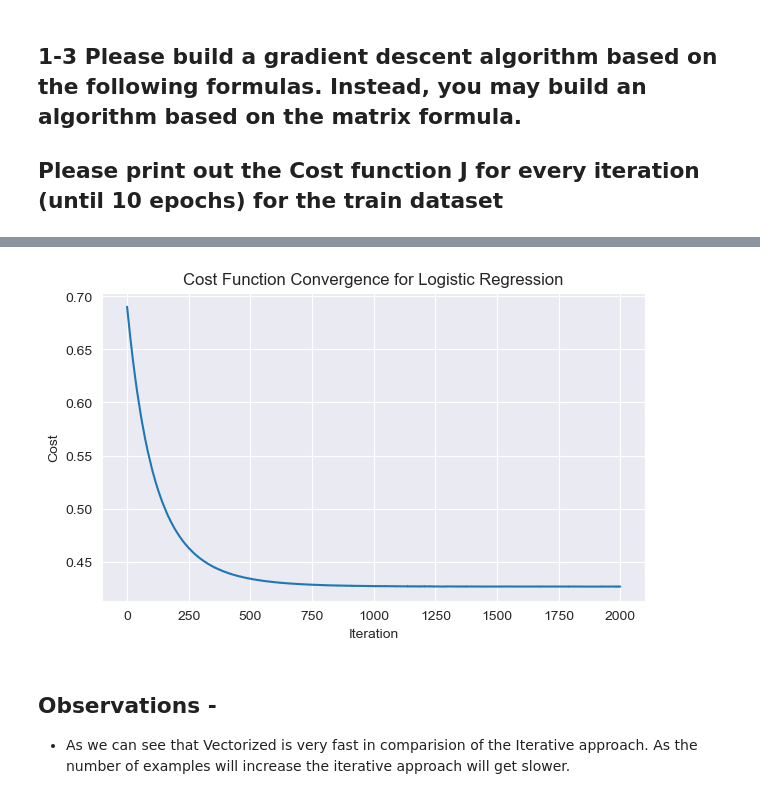
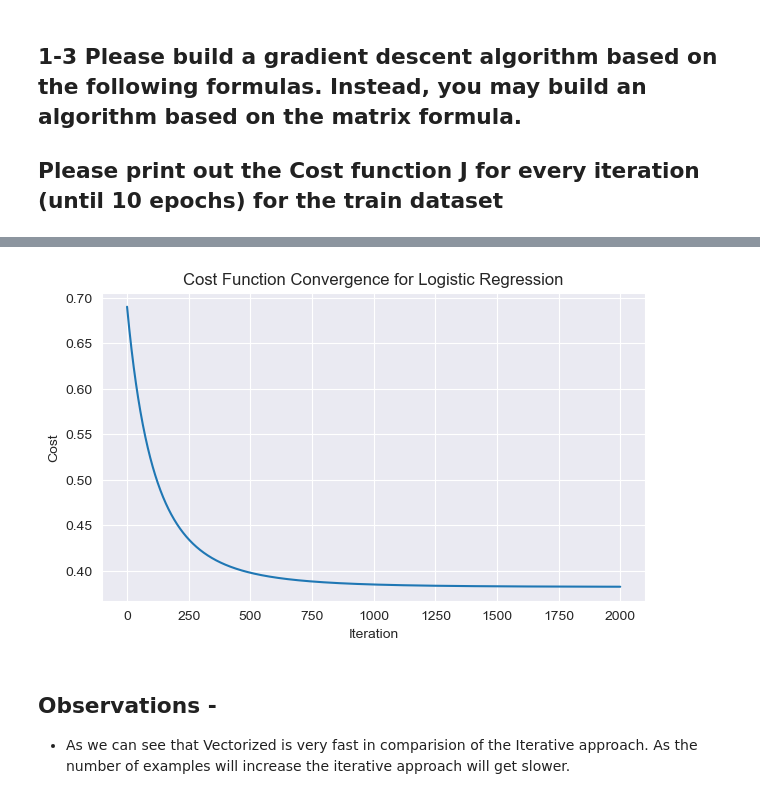
Before and after one commit to anjali-ojha/data-mining, a Jupyter notebook: bonus2/Assignment_3_Anjali_Ojha.ipynb, the cells around one changed output, grey strips where cells are left out. Saved outputs shown, nothing was run; the diff lists cells and outputs as text; code cells hidden in the pictures.

Commit message:
full working version

```diff
--- a/bonus2/Assignment_3_Anjali_Ojha.ipynb
+++ b/bonus2/Assignment_3_Anjali_Ojha.ipynb
@@ -381,61 +381,63 @@ class LogisticRegressionVectorized:
         predictions = self.predict_scores(X)
         return (predictions > 0.5).astype(int)
 
-    # def fit(self, X, y):
-    #     X = self.add_intercept(X)
-    #     num_samples, num_features = X.shape
-    #     self.weights = np.zeros(num_features)
-    #
-    #     start = datetime.now()
-    #     print(f"Model = {self.params()} \n\tStarting the gradient descent algo at {start}")
-    #     for i in range(self.num_iterations):
-    #         predictions = self._predict_scores(X)
-    #         self.update_weights(y, predictions, X)
-    #         cost = self.compute_cost(y, predictions)
-    #         self.costs.append(cost)
-    #         if self.verbose and (i < 10 or i % (self.num_iterations/10) == 0 or i == self.num_iterations - 1):
-    #             print(f'\t\tEpoch {i + 1:4} / {self.num_iterations:4}, Cost: {cost:>2.4f}')
-    #     end = datetime.now()
-    #     print(f"\tEnd time for the gradient descent: {end}, total time in ms : {(end - start).total_seconds() * 1000} ")
-    #
-
-    def fit(self, X, y, batch_size=None):
+    def fit2(self, X, y):
         X = self.add_intercept(X)
         num_samples, num_features = X.shape
         self.weights = np.zeros(num_features)
 
-        if batch_size is None or batch_size > num_samples:
-            batch_size = num_samples  # Full-batch gradient descent
+        start = datetime.now()
+        print(f"Model = {self.params()} \n\tStarting the gradient descent algo at {start}")
+        for i in range(self.num_iterations):
+            predictions = self._predict_scores(X)
+            self.update_weights(y, predictions, X)
+            cost = self.compute_cost(y, predictions)
+            self.costs.append(cost)
+            if self.verbose and (i < 10 or i % (self.num_iterations/10) == 0 or i == self.num_iterations - 1):
+                print(f'\t\tEpoch {i + 1:4} / {self.num_iterations:4}, Cost: {cost:>2.4f}')
+        end = datetime.now()
+        print(f"\tEnd time for the gradient descent: {end}, total time in ms : {(end - start).total_seconds() * 1000} ")
+
+
+    def fit(self, _X, _y):
+        _X = self.add_intercept(_X)
+        num_samples, num_features = _X.shape
+        self.weights = np.zeros(num_features)
+
+        if self.batch_size is None or self.batch_size > num_samples:
+            self.batch_size = num_samples  # Full dataset, no batching
 
         start = datetime.now()
-        print(f"Model = {self.params()} \n\tStarting the gradient descent algo at {start}")
+        if self.verbose: print(f"Model = {self.params()} \n\tStarting the gradient descent algo at {start}")
 
         for i in range(self.num_iterations):
             # Shuffle the data at the start of each epoch for stochastic behavior
             indices = np.arange(num_samples)
             np.random.shuffle(indices)
-            X = X[indices]
-            y = y[indices]
+            _Xi = _X[indices]
+            _yi = _y[indices]
 
-            for start_idx in range(0, num_samples, batch_size):
-                end_idx = min(start_idx + batch_size, num_samples)
-                X_batch = X[start_idx:end_idx]
-                y_batch = y[start_idx:end_idx]
+            for start_idx in range(0, num_samples, self.batch_size):
+                end_idx = min(start_idx + self.batch_size, num_samples)
+                X_batch = _Xi[start_idx:end_idx]
+                y_batch = _yi[start_idx:end_idx]
 
                 # Perform predictions and weight updates for the batch
                 predictions = self._predict_scores(X_batch)
                 self.update_weights(y_batch, predictions, X_batch)
 
             # Compute cost on the full dataset after each epoch
-            predictions = self._predict_scores(X)
-            cost = self.compute_cost(y, predictions)
+            predictions = self._predict_scores(_X)
+            cost = self.compute_cost(_y, predictions)
             self.costs.append(cost)
 
             if self.verbose and (i < 10 or i % (self.num_iterations / 10) == 0 or i == self.num_iterations - 1):
                 print(f'\t\tEpoch {i + 1:4} / {self.num_iterations:4}, Cost: {cost:>2.4f}')
 
         end = datetime.now()
-        print(f"\tEnd time for the gradient descent: {end}, total time in ms : {(end - start).total_seconds() * 1000}")
+        if self.verbose: print(f"\tEnd time for the gradient descent: {end}, total time in ms : {(end - start).total_seconds() * 1000}")
+        else: print(f"\tTraining {start =}, {end =}, total time in ms : {(end - start).total_seconds() * 1000}, cost = ${self.costs[-1]}")
+        return self.costs[-1]
 
     def plot_cost(self):
         plt.figure(figsize=(7, 4), dpi=100)
@@ -447,7 +449,7 @@ class LogisticRegressionVectorized:
         plt.show()
 
 
-logistic_regression = LogisticRegressionVectorized(learning_rate=0.02, num_iterations=2000, batch_size=100, verbose=True)
+logistic_regression = LogisticRegressionVectorized(learning_rate=0.02, num_iterations=2000, batch_size=None, verbose=True)
 logistic_regression.fit(X_heart_train, y_heart_train)
 logistic_regression.plot_cost()
 # %% [output]
@@ -471,4 +473,4 @@ Model = learning_rate=0.02,iterations=2000,func=sigmoid,batch_size=100
-[figure, old version]
+[figure, new version]
 # %% [markdown]
 ## Observations -
 - As we can see that Vectorized is very fast in comparision of the Iterative approach. As the number of examples will increase the iterative approach will get slower.
```
Also changed, not shown: parts of 6 cells of this notebook.
